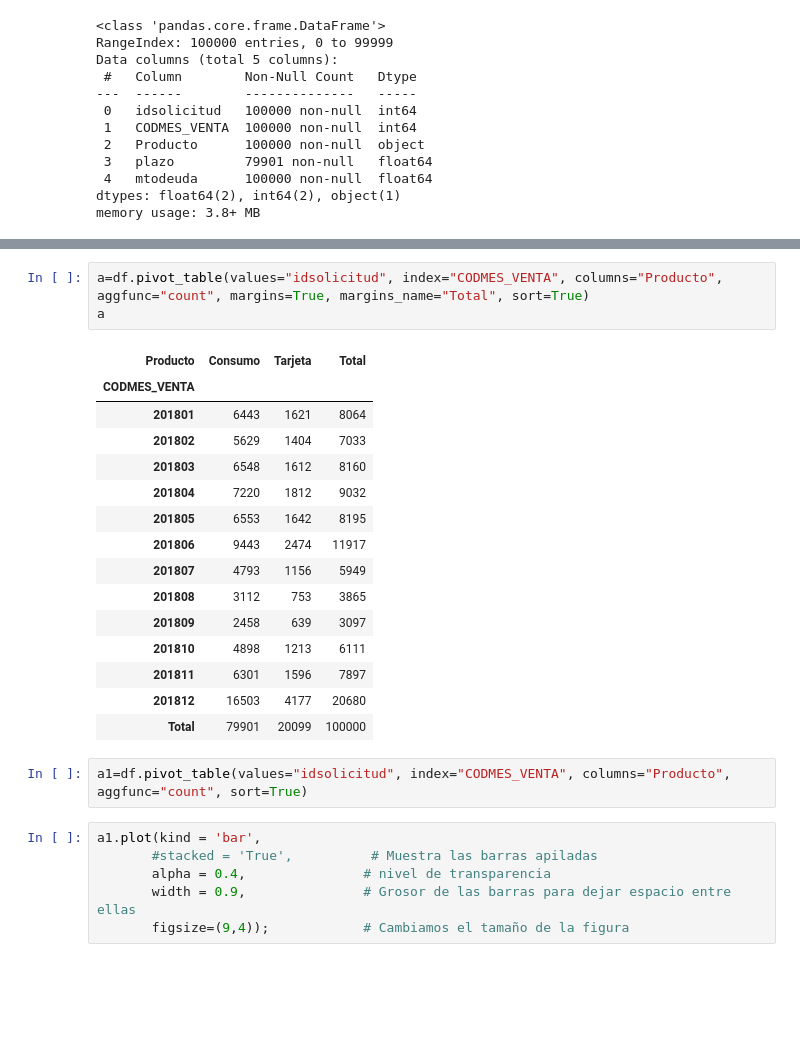
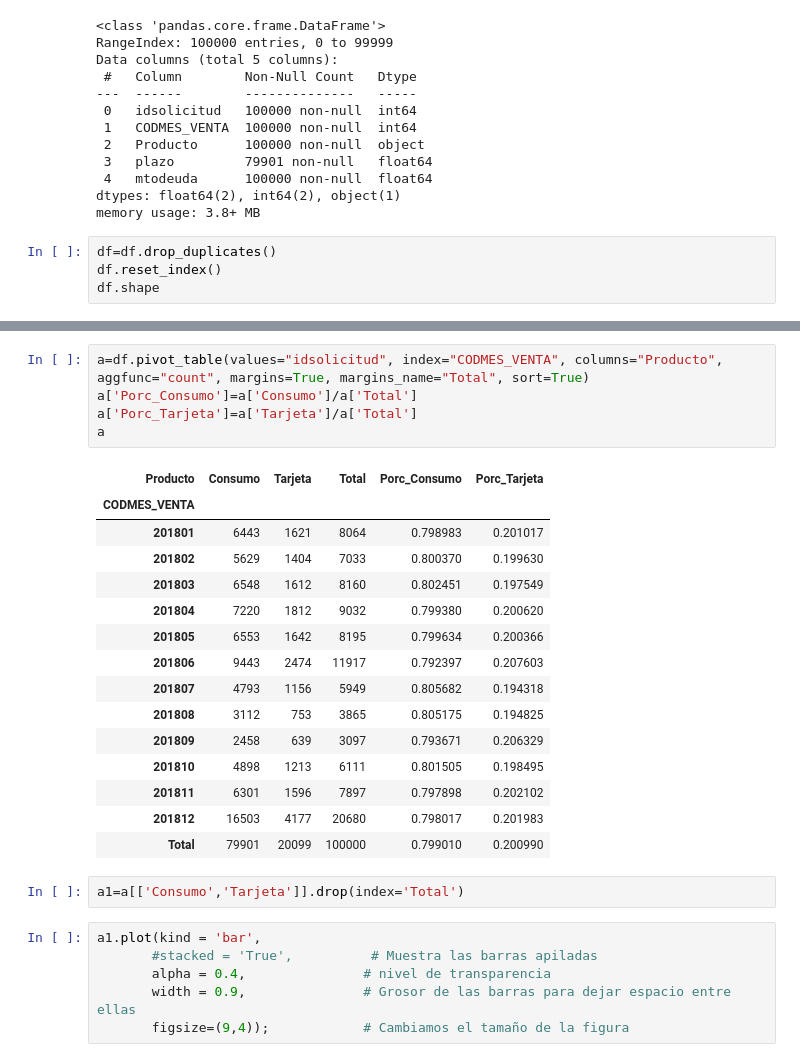
Before and after one commit to jpantojaj/CreditScoring, a Jupyter notebook: Sesión_5_1_Exploring_Data_2.ipynb, the cells around one changed output, grey strips where cells are left out. Cells and saved outputs as stored; diff of their text form; blank space fills up the shorter version.

```diff
--- a/Sesión_5_1_Exploring_Data_2.ipynb
+++ b/Sesión_5_1_Exploring_Data_2.ipynb
@@ -46,3 +39,7 @@ Data columns (total 5 columns):
  4   mtodeuda      100000 non-null  float64
 dtypes: float64(2), int64(2), object(1)
 memory usage: 3.8+ MB
+# %%
+df=df.drop_duplicates()
+df.reset_index()
+df.shape
@@ -49,24 +63,26 @@ memory usage: 3.8+ MB
 # %%
 a=df.pivot_table(values="idsolicitud", index="CODMES_VENTA", columns="Producto", aggfunc="count", margins=True, margins_name="Total", sort=True)
+a['Porc_Consumo']=a['Consumo']/a['Total']
+a['Porc_Tarjeta']=a['Tarjeta']/a['Total']
 a
 # %% [output]
-| Producto | Consumo | Tarjeta | Total |
-| CODMES_VENTA |  |  |  |
-| 201801 | 6443 | 1621 | 8064 |
-| 201802 | 5629 | 1404 | 7033 |
-| 201803 | 6548 | 1612 | 8160 |
-| 201804 | 7220 | 1812 | 9032 |
-| 201805 | 6553 | 1642 | 8195 |
-| 201806 | 9443 | 2474 | 11917 |
-| 201807 | 4793 | 1156 | 5949 |
-| 201808 | 3112 | 753 | 3865 |
-| 201809 | 2458 | 639 | 3097 |
-| 201810 | 4898 | 1213 | 6111 |
-| 201811 | 6301 | 1596 | 7897 |
-| 201812 | 16503 | 4177 | 20680 |
-| Total | 79901 | 20099 | 100000 |
+| Producto | Consumo | Tarjeta | Total | Porc_Consumo | Porc_Tarjeta |
+| CODMES_VENTA |  |  |  |  |  |
+| 201801 | 6443 | 1621 | 8064 | 0.798983 | 0.201017 |
+| 201802 | 5629 | 1404 | 7033 | 0.800370 | 0.199630 |
+| 201803 | 6548 | 1612 | 8160 | 0.802451 | 0.197549 |
+| 201804 | 7220 | 1812 | 9032 | 0.799380 | 0.200620 |
+| 201805 | 6553 | 1642 | 8195 | 0.799634 | 0.200366 |
+| 201806 | 9443 | 2474 | 11917 | 0.792397 | 0.207603 |
+| 201807 | 4793 | 1156 | 5949 | 0.805682 | 0.194318 |
+| 201808 | 3112 | 753 | 3865 | 0.805175 | 0.194825 |
+| 201809 | 2458 | 639 | 3097 | 0.793671 | 0.206329 |
+| 201810 | 4898 | 1213 | 6111 | 0.801505 | 0.198495 |
+| 201811 | 6301 | 1596 | 7897 | 0.797898 | 0.202102 |
+| 201812 | 16503 | 4177 | 20680 | 0.798017 | 0.201983 |
+| Total | 79901 | 20099 | 100000 | 0.799010 | 0.200990 |
-# %%
-a1=df.pivot_table(values="idsolicitud", index="CODMES_VENTA", columns="Producto", aggfunc="count", sort=True)
+# %%
+a1=a[['Consumo','Tarjeta']].drop(index='Total')
 # %%
 a1.plot(kind = 'bar',
        #stacked = 'True',          # Muestra las barras apiladas
```
Also changed, not shown: parts of 19 cells of this notebook.
